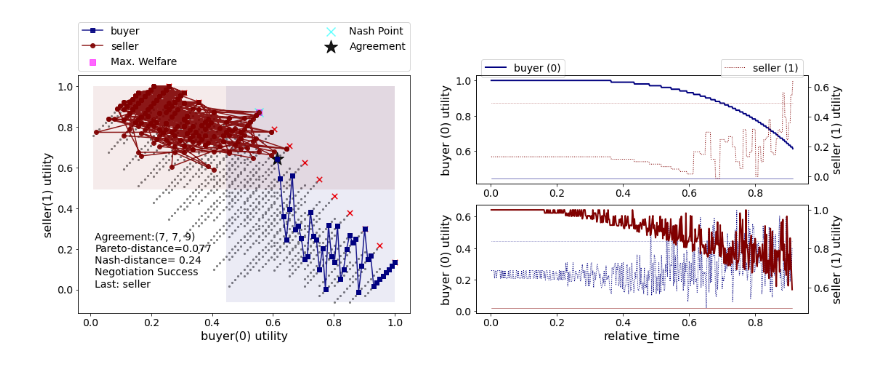
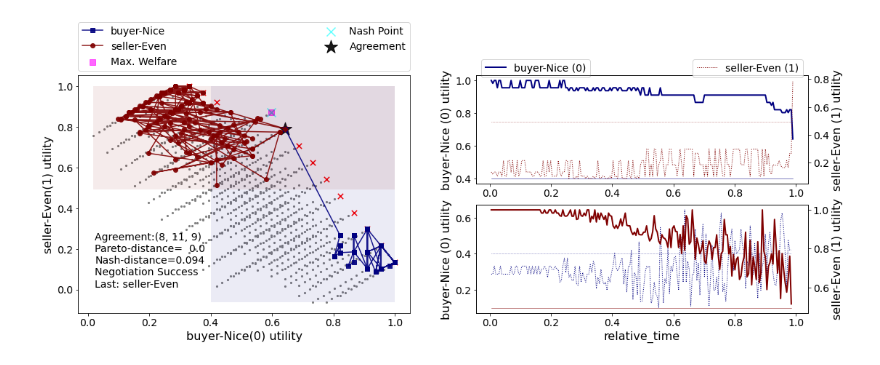
Before and after one commit to yasserfarouk/Aaai2022AutomatedNegotiation, a Jupyter notebook: negmas.ipynb, the cells around one changed output. Cells and saved outputs as stored; diff of their text form; code cells hidden in the pictures.

```diff
--- a/negmas.ipynb
+++ b/negmas.ipynb
@@ -168,8 +173,5 @@ savefig("buyerseller_cos1")
 # %%
-class CosNegotiator(SAONegotiator):
-
-    def __init__(self, *args, **kwargs):
-        super().__init__(*args, **kwargs)
+class BetterCosNegotiator(SAONegotiator):
 
     def on_preferences_changed(self, changes):
         super().on_preferences_changed(changes)
@@ -210,17 +197,13 @@ savefig("buyerseller_cos2")
 # %%
-class CosNegotiator(SAONegotiator):
+class EvenBetterCosNegotiator(BetterCosNegotiator):
 
     def __init__(self, *args, **kwargs):
         super().__init__(*args, **kwargs)
         self._best_so_far, self._max_received = None, float("-inf")
 
-    def on_preferences_changed(self, changes):
-        super().on_preferences_changed(changes)
-        self._inv = PresortingInverseUtilityFunction(self.ufun)
-        self._inv.init()
-        self._min, self._max = self.ufun.minmax()
-        if self.reserved_value > self._min:
-            self._min = self.reserved_value
+    def asp(self, state):
+        return math.cos(state.relative_time * math.pi / 2
+                       ) * (self._max - self._min) + self._min
 
     def respond(self, state, offer):
         u = self.ufun(offer)
@@ -231,37 +214,13 @@ class CosNegotiator(SAONegotiator):
             return ResponseType.ACCEPT_OFFER
         return super().respond(state, offer)
 
-    def asp(self, state):
-        return math.cos(state.relative_time * math.pi / 2
-                       ) * (self._max - self._min) + self._min
-
     def propose(self, state):
         u = self.asp(state)
         if u < self._max_received:
             return self._best_so_far
         return self._inv.one_in((u, self._max))
 # %%
-# create negotiation agenda (issues)
-issues = [ make_issue(name='price', values=10),
-           make_issue(name='quantity', values=(1, 11)),
-           make_issue(name='delivery_time', values=10) ]
-# create the mechanism
-session = SAOMechanism(issues=issues, n_steps=500)
-# define buyer and seller utilities
-buyer_utility = LinearAdditiveUtilityFunction(
-        values={ 'price': AffineFun(-1, bias=9.0), 'quantity': LinearFun(0.2),  'delivery_time': IdentityFun() },
-        outcome_space=session.outcome_space, reserved_value=9).scale_max(1.0)
-
-seller_utility =  LinearAdditiveUtilityFunction(
-        values=[ IdentityFun(),  LinearFun(0.2),  lambda x: math.sin(2 * math.pi * x / 10)  ],
-        outcome_space=session.outcome_space, reserved_value=6).scale_max(1.0)
-
-# create and add buyer and seller negotiators
-session.add(BoulwareTBNegotiator(name='buyer'), ufun=buyer_utility)
-session.add(CosNegotiator(name='seller', preferences=seller_utility))
-
-# run the negotiation and show the results
-session.run(); session.plot(show_agreement=True)
+run_negotiation(NiceTitForTat, EvenBetterCosNegotiator)
 savefig("buyerseller_cos3")
 # %% [output]
-[figure, old version]
+[figure, new version]
```
Also changed, not shown: parts of 27 cells of this notebook, 1 other file.
